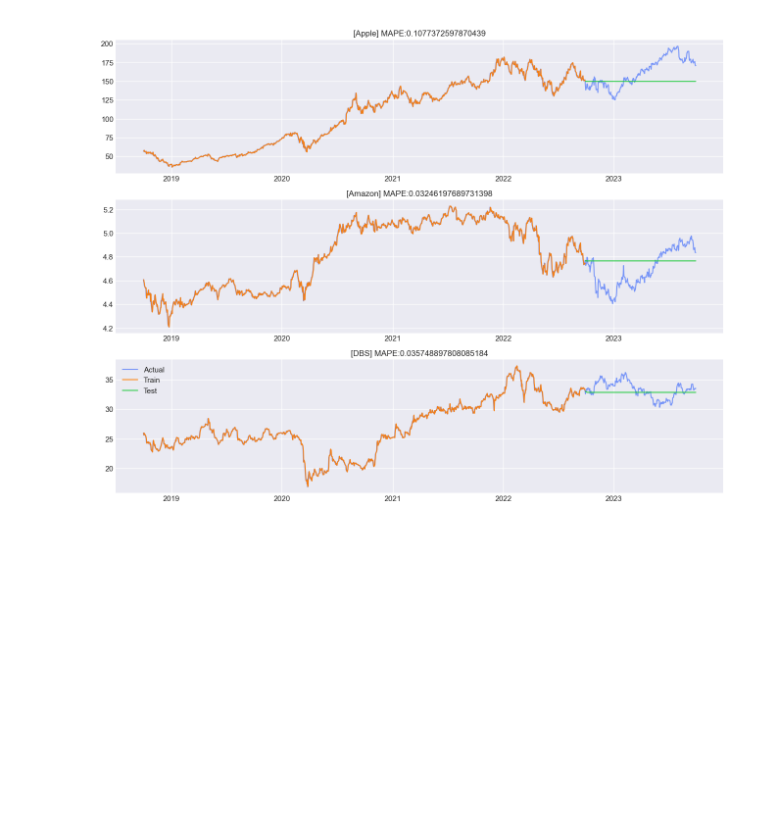
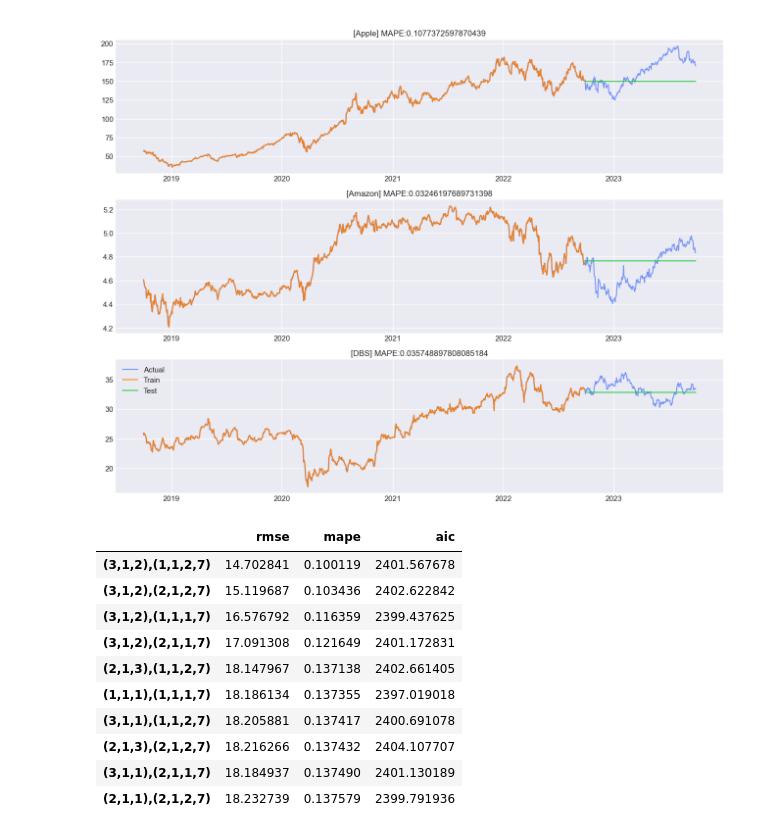
Before and after one commit to y0ngjie/AIML-ST1511-CA2, a Jupyter notebook: time_series.ipynb, the cells around one changed output. Drawn from its saved outputs; the diff is of its cells as text; code cells hidden in the pictures; blank space fills up the shorter version.

```diff
--- a/time_series.ipynb
+++ b/time_series.ipynb
@@ -571,20 +571,32 @@ plt.show()
 # %%
 sarima_apple_results = dict()
 
 # Define Params Space
-p_range = range(1,5)
+p_range = range(1,4)
 d_range = [1]
-q_range = range(1,5)
-P_range = range(1,4)
+q_range = range(1,4)
+P_range = range(1,3)
 D_range = [1]
-Q_range = range(1,4)
-m = [12]
+Q_range = range(1,3)
+m = [7]
 
 for p, d, q, P, D, Q, m in tqdm(itertools.product(*(p_range, d_range, q_range, P_range, D_range, Q_range, m))):
     try:
         rmse_mape_aic_tuple = expanding_window(SARIMAX, train_data["Apple"], order = (p,d,q), seasonal_order=(P,D,Q,m))
         sarima_apple_results[f'({p},{d},{q}),({P},{D},{Q},{m})'] = rmse_mape_aic_tuple
     except:
         continue
 
 pd.DataFrame(sarima_apple_results, index=['rmse','mape' ,'aic']).T.sort_values(['mape']).head(10)
+# %% [output]
+|  | rmse | mape | aic |
+| (3,1,2),(1,1,2,7) | 14.702841 | 0.100119 | 2401.567678 |
+| (3,1,2),(2,1,2,7) | 15.119687 | 0.103436 | 2402.622842 |
+| (3,1,2),(1,1,1,7) | 16.576792 | 0.116359 | 2399.437625 |
+| (3,1,2),(2,1,1,7) | 17.091308 | 0.121649 | 2401.172831 |
+| (2,1,3),(1,1,2,7) | 18.147967 | 0.137138 | 2402.661405 |
+| (1,1,1),(1,1,1,7) | 18.186134 | 0.137355 | 2397.019018 |
+| (3,1,1),(1,1,2,7) | 18.205881 | 0.137417 | 2400.691078 |
+| (2,1,3),(2,1,2,7) | 18.216266 | 0.137432 | 2404.107707 |
+| (3,1,1),(2,1,1,7) | 18.184937 | 0.137490 | 2401.130189 |
+| (2,1,1),(2,1,2,7) | 18.232739 | 0.137579 | 2399.791936 |
```
Also changed, not shown: parts of 2 cells of this notebook.
